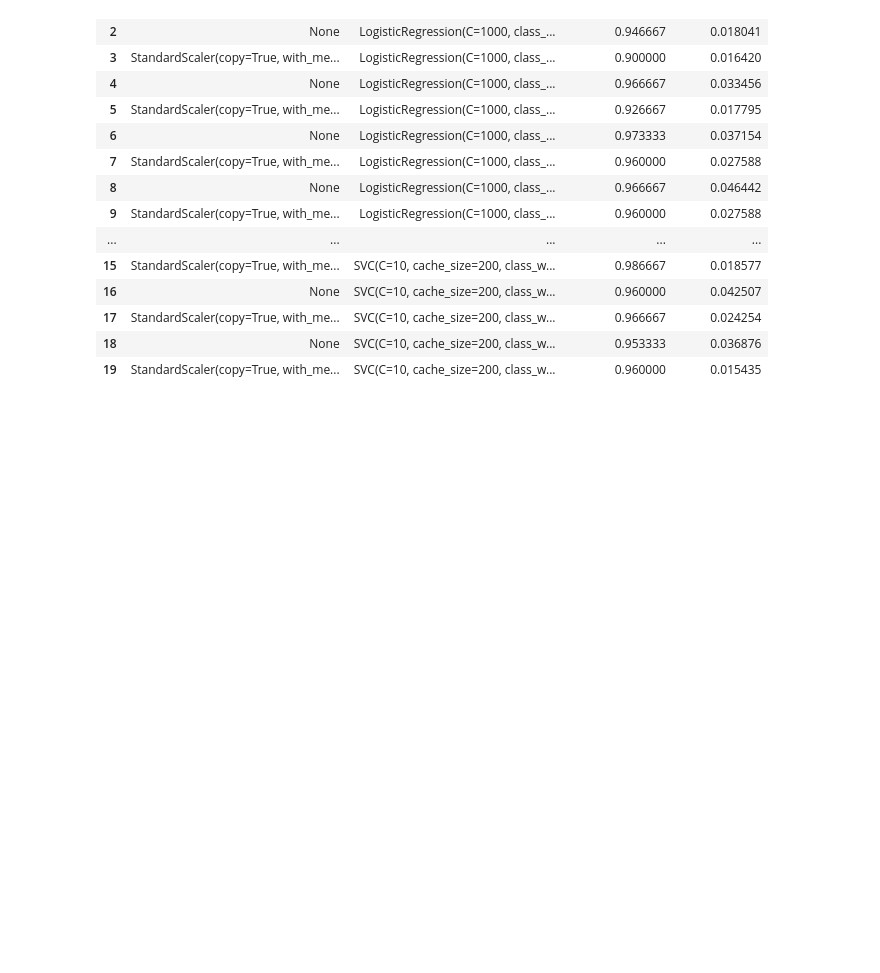
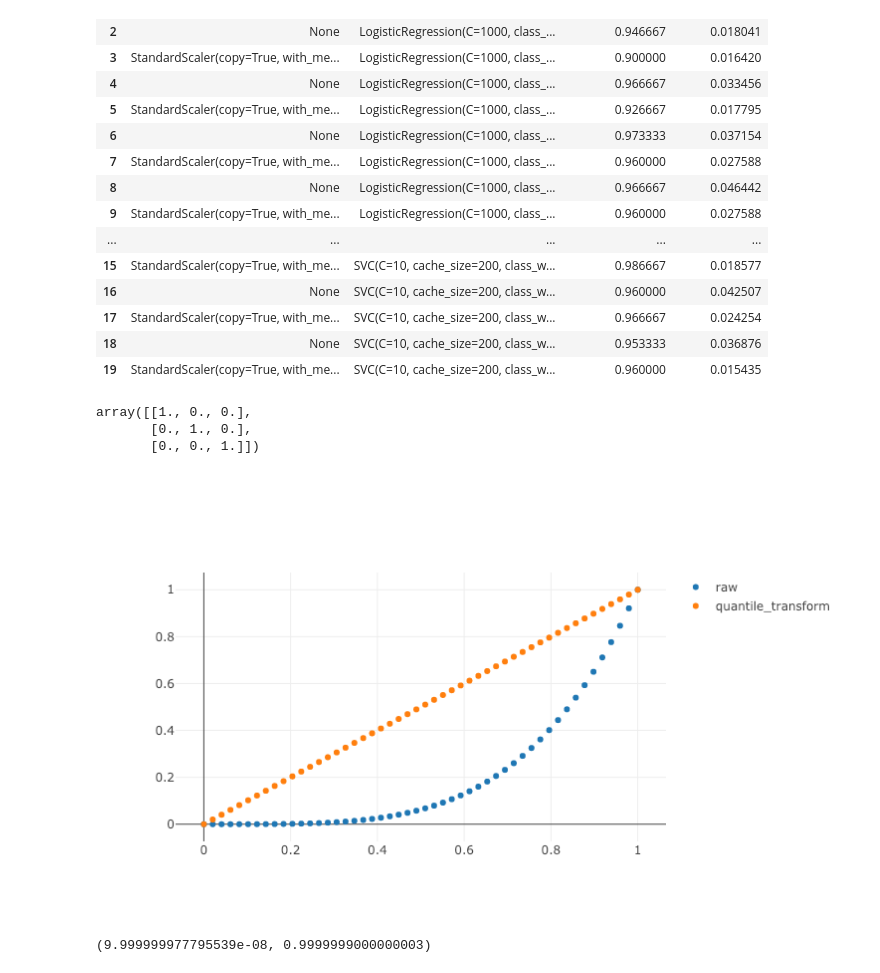
Before and after one commit to dgmp88/georgep.xyz, a Jupyter notebook: notebook/Scikit-Learn Patterns.ipynb, the cells around one changed output. Drawn from its saved outputs; the diff is of its cells as text; code cells hidden in the pictures; blank space fills up the shorter version.

```diff
--- a/notebook/Scikit-Learn Patterns.ipynb
+++ b/notebook/Scikit-Learn Patterns.ipynb
@@ -62,3 +62,14 @@ Pipeline(memory=None,
 | 17 | StandardScaler(copy=True, with_me... | SVC(C=10, cache_size=200, class_w... | 0.966667 | 0.024254 |
 | 18 | None | SVC(C=10, cache_size=200, class_w... | 0.953333 | 0.036876 |
 | 19 | StandardScaler(copy=True, with_me... | SVC(C=10, cache_size=200, class_w... | 0.960000 | 0.015435 |
+# %%
+from sklearn.preprocessing import OneHotEncoder
+
+oh = OneHotEncoder()
+X = [['a'], ['b'], ['c']]
+
+oh.fit_transform(X).toarray()
+# %% [output]
+array([[1., 0., 0.],
+       [0., 1., 0.],
+       [0., 0., 1.]])
@@ -64,0 +80,20 @@ Pipeline(memory=None,
+# %%
+import plotly.offline as py
+import plotly.graph_objs as go
+import numpy as np
+from sklearn.preprocessing import QuantileTransformer
+
+x = np.linspace(0, 1, 50)
+
+y = x**4
+
+y_ = QuantileTransformer().fit_transform(y[:, None]).squeeze()
+
+py.iplot([go.Scatter(x=x, y=y, name='raw', mode='markers'),
+          go.Scatter(x=x, y=y_, name='quantile_transform', mode='markers')])
+# %% [output]
+[figure, added]
+# %%
+y_.min(), y_.max()
+# %% [output]
+(9.999999977795539e-08, 0.9999999000000003)
```
Also changed, not shown: parts of 2 cells of this notebook, 4 other files.
